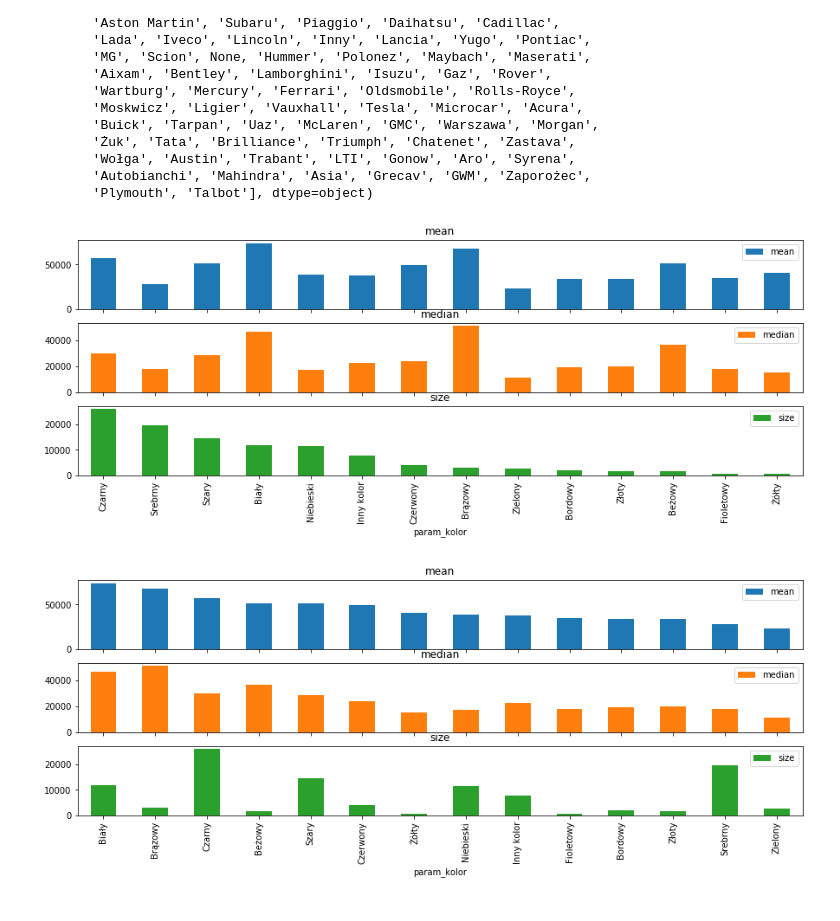
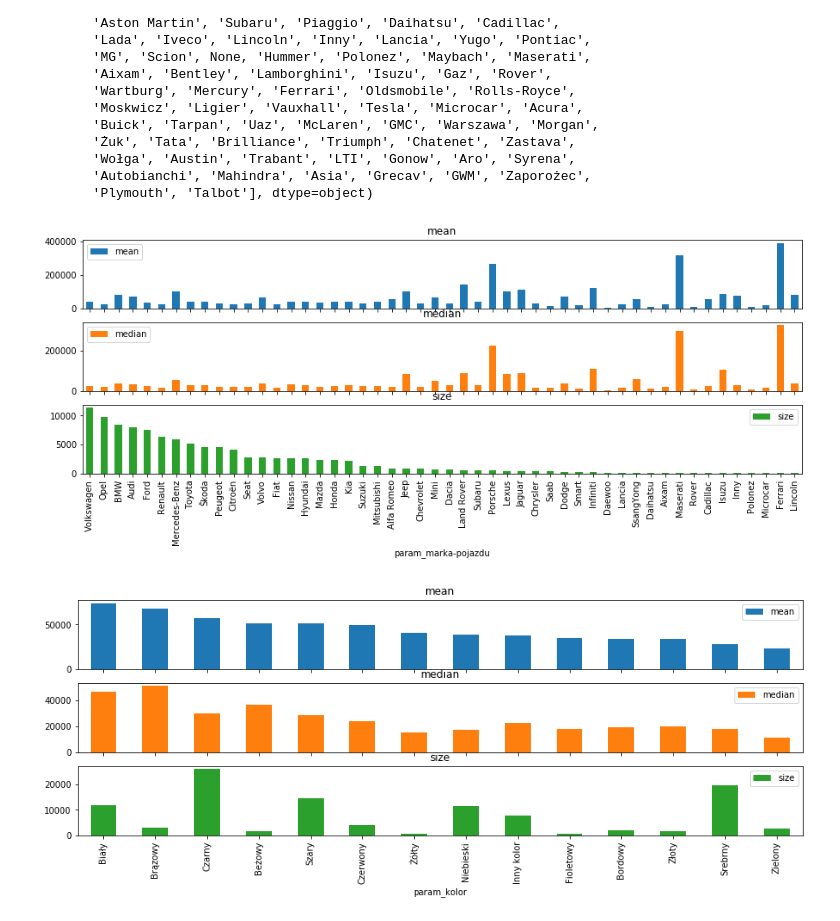
Before and after one commit to szymoug/dw_matrix_car, a Jupyter notebook: day2_visualisation.ipynb, the cells around one changed output. Cells and saved outputs as stored; diff of their text form; code cells hidden in the pictures.

Commit message:
add visualisation

```diff
--- a/day2_visualisation.ipynb
+++ b/day2_visualisation.ipynb
@@ -93,9 +93,9 @@ def group_barplot(feat_groupby, feat_agg='price_value', agg_func=[ np.mean, np.m
 
 ).plot(kind='bar', figsize=(15,5), subplots=subplots)
 # %%
-group_barplot('param_kraj-pochodzenia', feat_sort='size');
+group_barplot('param_marka-pojazdu', feat_sort='size');
 # %% [output]
-[figure, old version]
+[figure, new version]
 # %%
 group_barplot('param_kolor', feat_sort='mean');
 # %% [output]
```
Also changed, not shown: parts of 2 cells of this notebook.
